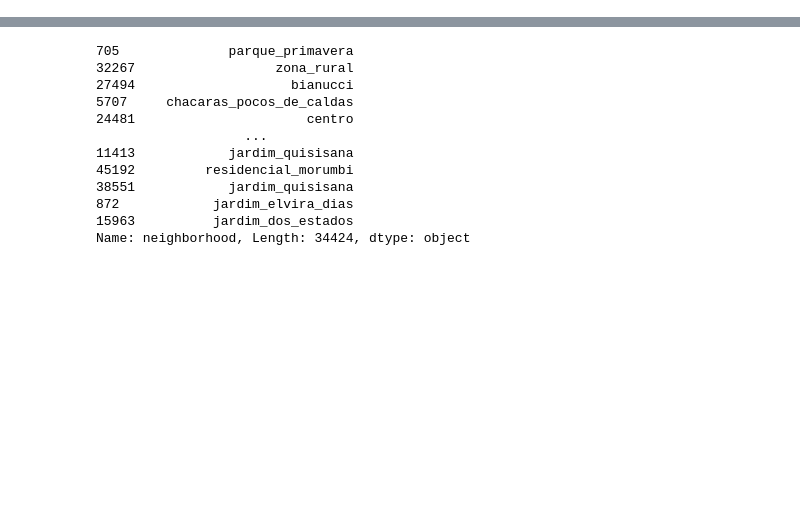
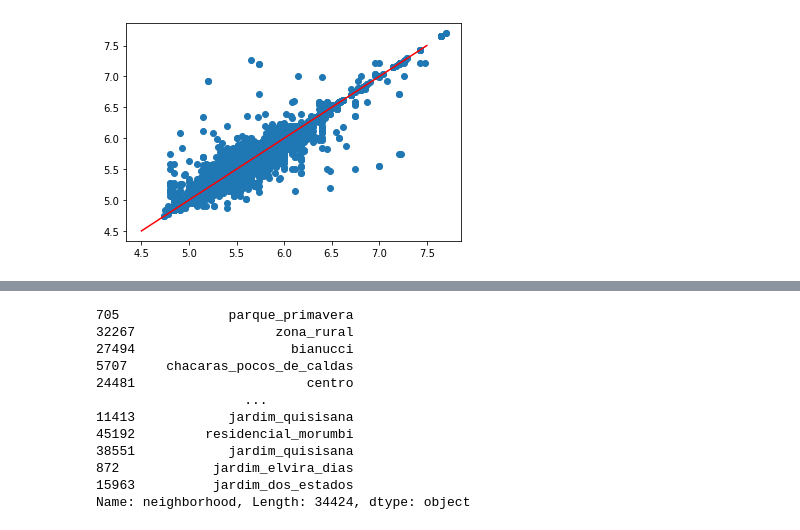
Before and after one commit to emdemor/model-pc-house-prices, a Jupyter notebook: main.ipynb, the cells around one changed output, grey strips where cells are left out. Saved outputs shown, nothing was run; the diff lists cells and outputs as text; code cells hidden in the pictures; blank space fills up the shorter version.

Commit message:
imp: fix some errors and add data preprocessing

```diff
--- a/main.ipynb
+++ b/main.ipynb
@@ -74,4 +119,26 @@ type_COUNTRY           0.209432
 y                      1.000000
 Name: y, dtype: float64
 # %%
-X_train.loc[X_train['neighborhood'].fillna('').str.contains('chacara'), 'neighborhood'] = 'zona_rural'
+from sklearn.linear_model import LinearRegression
+from sklearn.tree import DecisionTreeRegressor
+from sklearn.ensemble import HistGradientBoostingRegressor, RandomForestRegressor, GradientBoostingRegressor
+from sklearn.metrics import r2_score, mean_absolute_error
+from xgboost import XGBRegressor
+from lightgbm import LGBMRegressor
+
+neighbors = pd.concat(
+    [
+        X_train#.drop(columns = 'neighborhood'),
+        #pd.get_dummies(X_train['neighborhood'], prefix = 'bairro')
+    ],
+    axis=1
+)
+
+neighbors_1,neighbors_2, y_1, y_2 = train_test_split(neighbors,y_train, test_size=0.25,random_state=42)
+
+model = LinearRegression()
+
+model.fit(neighbors_1, y_1)
+
+print('r2 = ',r2_score(10**model.predict(neighbors_2),10**y_2))
+print('me = ',mean_absolute_error(10**model.predict(neighbors_2),10**y_2))
@@ -110,0 +190,6 @@ df  =df[~np.isinf(df['iv'])]
+# %%
+plt.plot(np.linspace(4.5,7.5,100),np.linspace(4.5,7.5,100), color='red')
+plt.scatter(y_train, model.predict(neighbors))
+plt.show()
+# %% [output]
+[figure, added]
```
Also changed, not shown: parts of 31 cells of this notebook, 4 other files.
